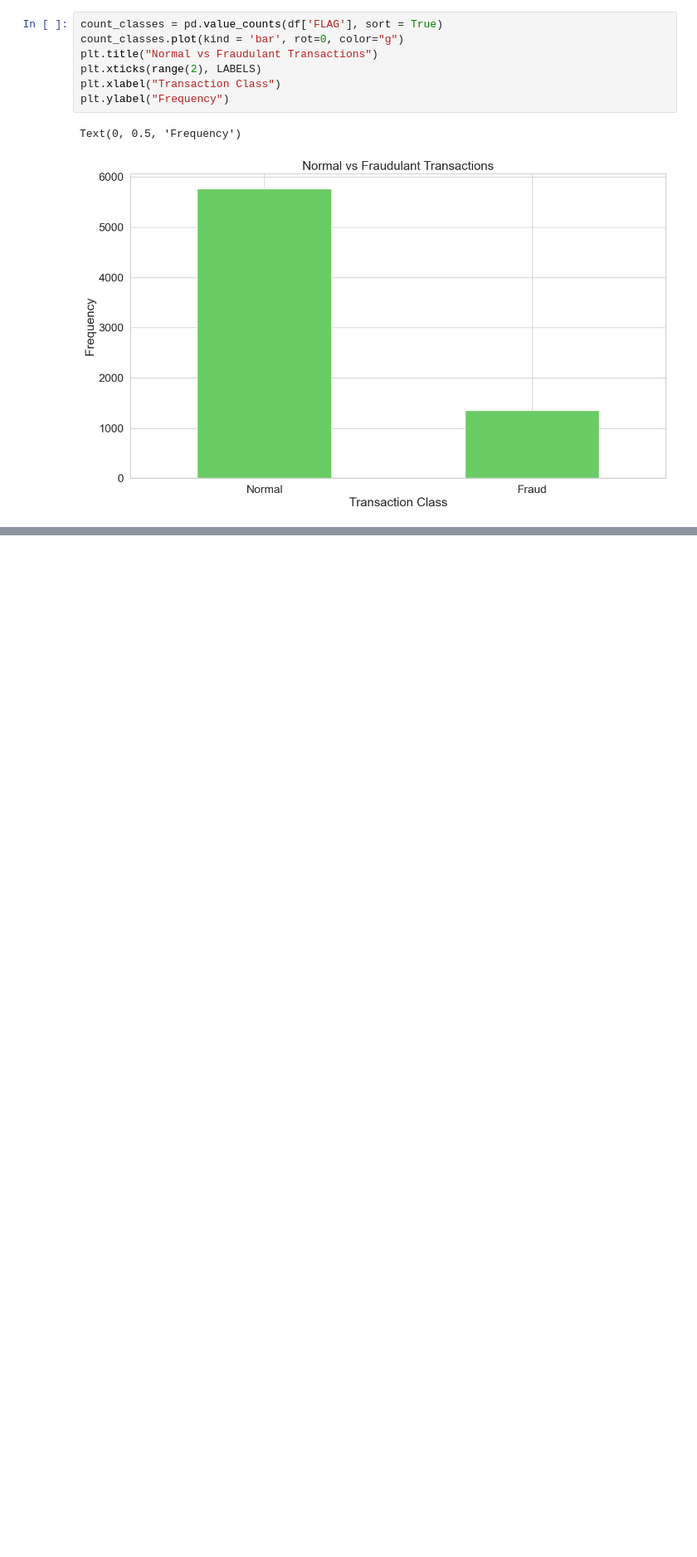
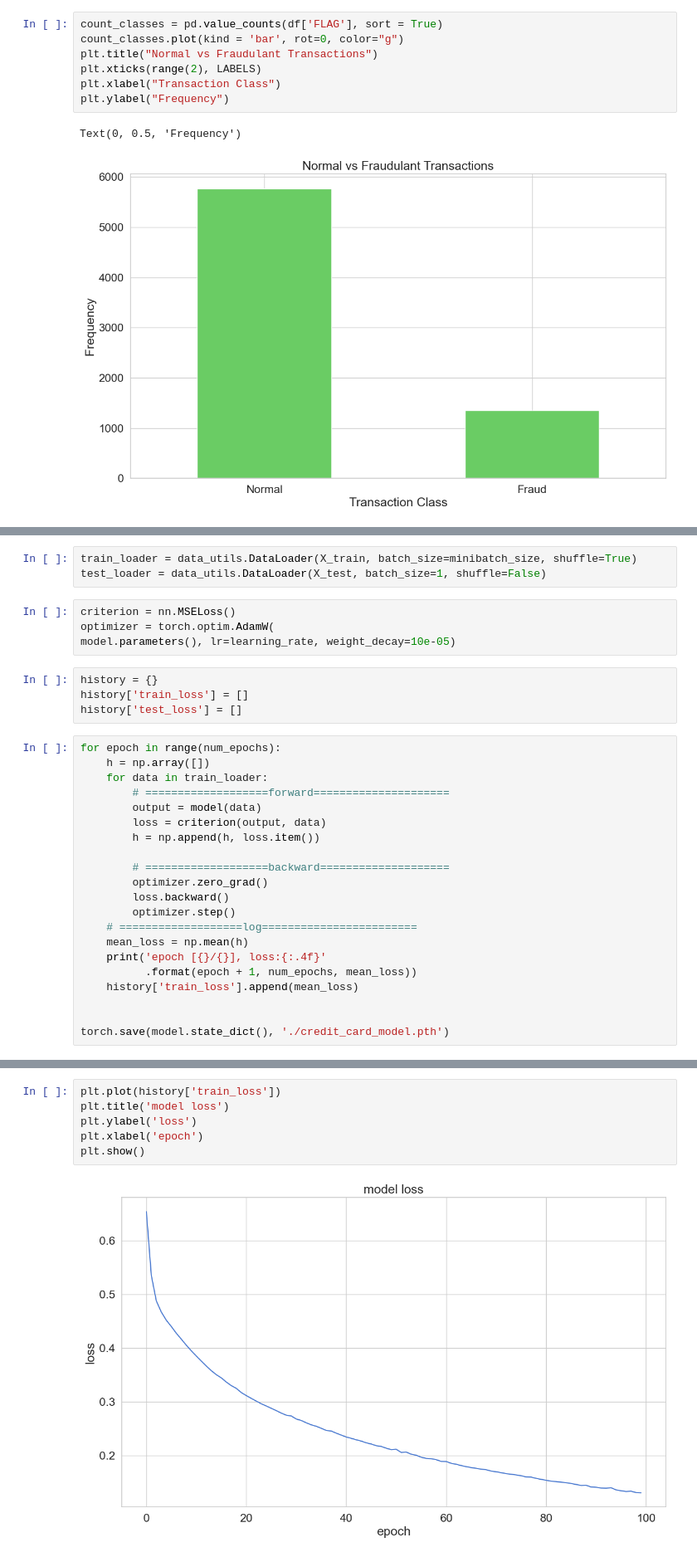
Before and after one commit to guusarskiy/ML_DL_KT, a Jupyter notebook: dl_1.ipynb, the cells around one changed output, grey strips where cells are left out. Shown at 83% size. Cells and saved outputs as stored; diff of their text form; blank space fills up the shorter version.

```diff
--- a/dl_1.ipynb
+++ b/dl_1.ipynb
@@ -155,0 +171,32 @@ plt.show();
+# %%
+train_loader = data_utils.DataLoader(X_train, batch_size=minibatch_size, shuffle=True)
+test_loader = data_utils.DataLoader(X_test, batch_size=1, shuffle=False)
+# %%
+criterion = nn.MSELoss()
+optimizer = torch.optim.AdamW(
+model.parameters(), lr=learning_rate, weight_decay=10e-05)
+# %%
+history = {}
+history['train_loss'] = []
+history['test_loss'] = []
+# %%
+for epoch in range(num_epochs):
+    h = np.array([])
+    for data in train_loader:
+        # ===================forward=====================
+        output = model(data)
+        loss = criterion(output, data)
+        h = np.append(h, loss.item())
+
+        # ===================backward====================
+        optimizer.zero_grad()
+        loss.backward()
+        optimizer.step()
+    # ===================log========================
+    mean_loss = np.mean(h)
+    print('epoch [{}/{}], loss:{:.4f}'
+          .format(epoch + 1, num_epochs, mean_loss))
+    history['train_loss'].append(mean_loss)
+
+
+torch.save(model.state_dict(), './credit_card_model.pth')
@@ -155,0 +221,8 @@ plt.show();
+# %%
+plt.plot(history['train_loss'])
+plt.title('model loss')
+plt.ylabel('loss')
+plt.xlabel('epoch')
+plt.show()
+# %% [output]
+[figure, added]
```
Also changed, not shown: parts of 27 cells of this notebook.
